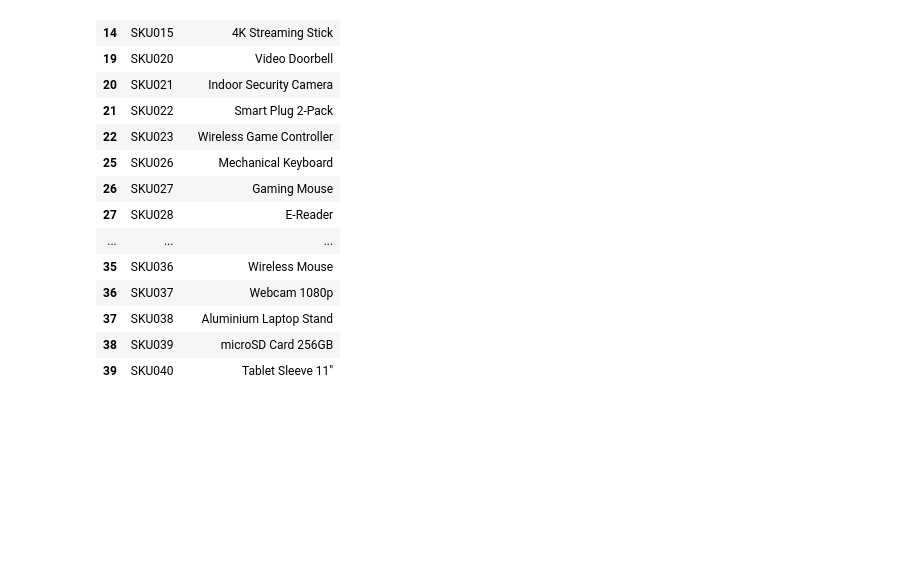
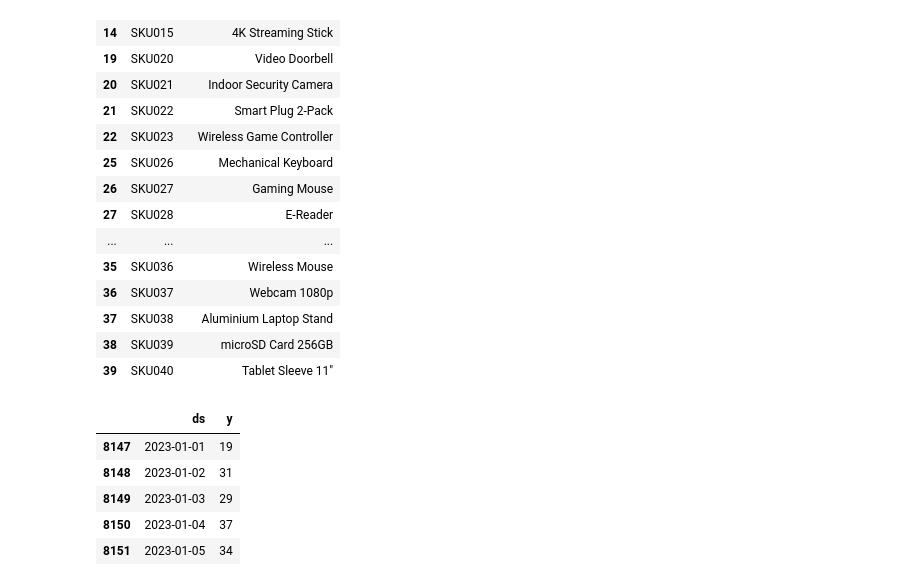
Before and after one commit to Ibarca/Predicting-Product-Demand-from-Sales-and-Marketing-Campaigns, a Jupyter notebook: notebooks/01_black_week_forecast.ipynb, the cells around one changed output. Cells and saved outputs as stored; diff of their text form; code cells hidden in the pictures; blank space fills up the shorter version.

```diff
--- a/notebooks/01_black_week_forecast.ipynb
+++ b/notebooks/01_black_week_forecast.ipynb
@@ -144,0 +147,12 @@ scope[["sku", "product_name"]]
+# %%
+#One product in prophets format
+product = sales[sales.sku == "SKU015"]
+df = product[["date", "units_sold"]].rename(columns={"date": "ds", "units_sold": "y"})
+df.head()
+# %% [output]
+|  | ds | y |
+| 8147 | 2023-01-01 | 19 |
+| 8148 | 2023-01-02 | 31 |
+| 8149 | 2023-01-03 | 29 |
+| 8150 | 2023-01-04 | 37 |
+| 8151 | 2023-01-05 | 34 |
```
Also changed, not shown: parts of 6 cells of this notebook.
